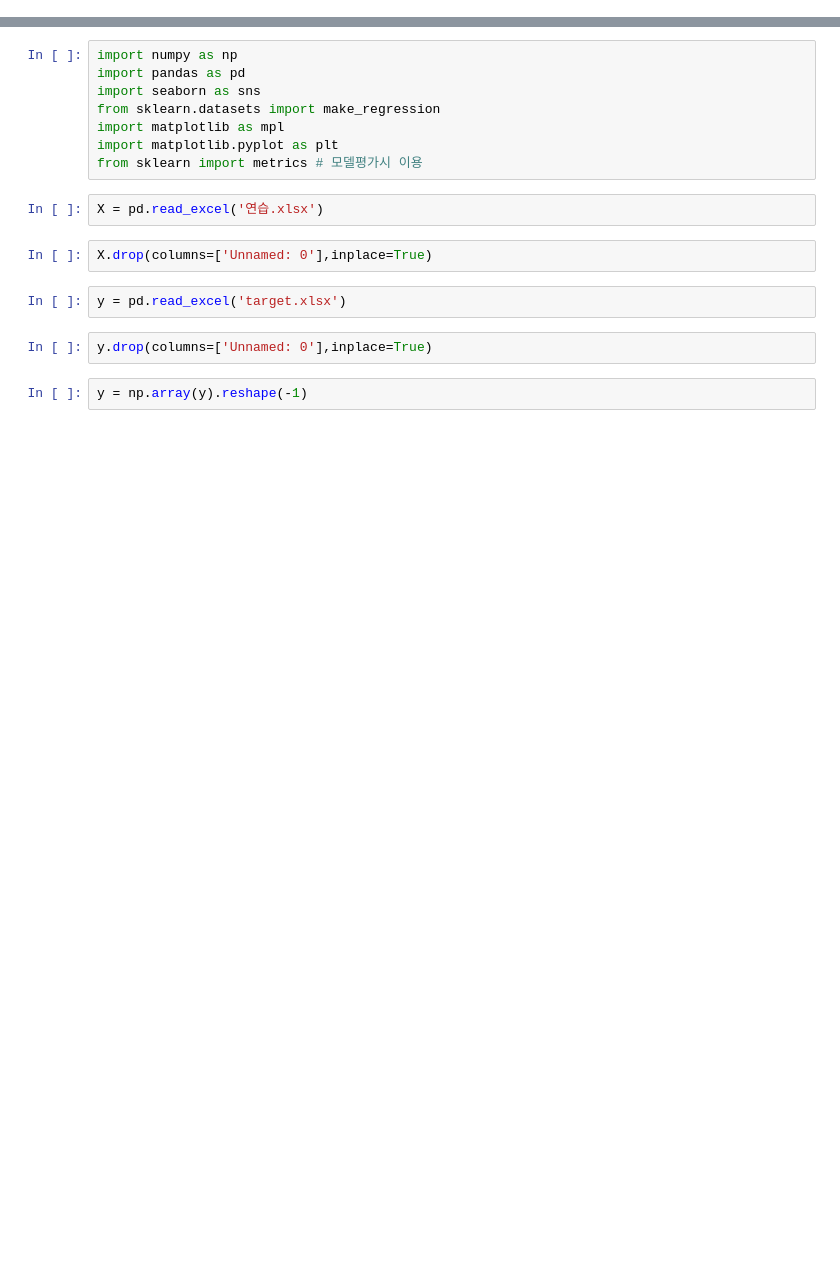
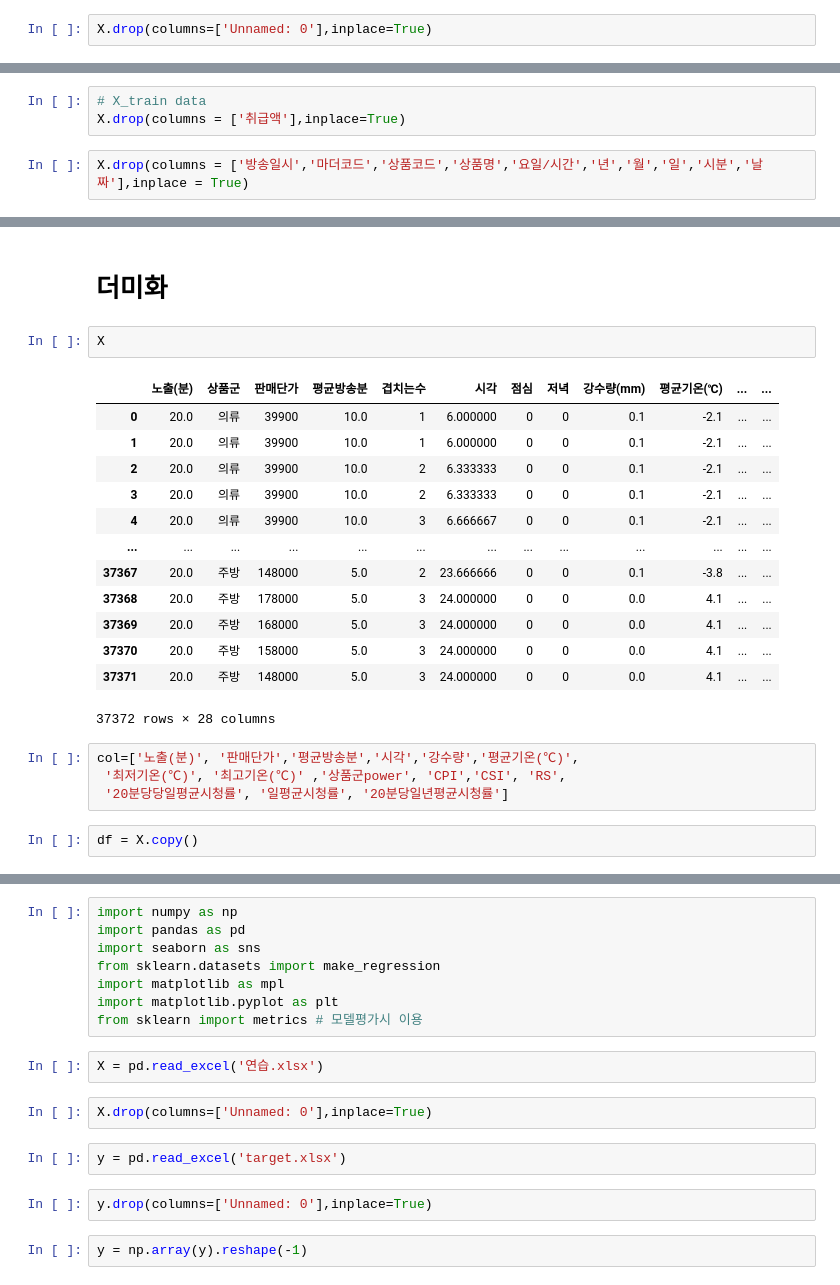
Before and after one commit to hana-dool/2007_Bigcon, a Jupyter notebook: Analysis/우리가 할 모델링들.ipynb, the cells around one changed output, grey strips where cells are left out. Saved outputs shown, nothing was run; the diff lists cells and outputs as text; blank space fills up the shorter version.

```diff
--- a/Analysis/우리가 할 모델링들.ipynb
+++ b/Analysis/우리가 할 모델링들.ipynb
@@ -0,0 +32,2 @@
+# %%
+X.drop(columns=['Unnamed: 0'],inplace=True)
@@ -0,0 +37,5 @@
+# %%
+# X_train data
+X.drop(columns = ['취급액'],inplace=True)
+# %%
+X.drop(columns = ['방송일시','마더코드','상품코드','상품명','요일/시간','년','월','일','시분','날짜'],inplace = True)
@@ -0,0 +50,24 @@
+# %% [markdown]
+# 더미화
+# %%
+X
+# %% [output]
+|  | 노출(분) | 상품군 | 판매단가 | 평균방송분 | 겹치는수 | 시각 | 점심 | 저녁 | 강수량(mm) | 평균기온(℃) | ... | ... |
+| 0 | 20.0 | 의류 | 39900 | 10.0 | 1 | 6.000000 | 0 | 0 | 0.1 | -2.1 | ... | ... |
+| 1 | 20.0 | 의류 | 39900 | 10.0 | 1 | 6.000000 | 0 | 0 | 0.1 | -2.1 | ... | ... |
+| 2 | 20.0 | 의류 | 39900 | 10.0 | 2 | 6.333333 | 0 | 0 | 0.1 | -2.1 | ... | ... |
+| 3 | 20.0 | 의류 | 39900 | 10.0 | 2 | 6.333333 | 0 | 0 | 0.1 | -2.1 | ... | ... |
+| 4 | 20.0 | 의류 | 39900 | 10.0 | 3 | 6.666667 | 0 | 0 | 0.1 | -2.1 | ... | ... |
+| ... | ... | ... | ... | ... | ... | ... | ... | ... | ... | ... | ... | ... |
+| 37367 | 20.0 | 주방 | 148000 | 5.0 | 2 | 23.666666 | 0 | 0 | 0.1 | -3.8 | ... | ... |
+| 37368 | 20.0 | 주방 | 178000 | 5.0 | 3 | 24.000000 | 0 | 0 | 0.0 | 4.1 | ... | ... |
+| 37369 | 20.0 | 주방 | 168000 | 5.0 | 3 | 24.000000 | 0 | 0 | 0.0 | 4.1 | ... | ... |
+| 37370 | 20.0 | 주방 | 158000 | 5.0 | 3 | 24.000000 | 0 | 0 | 0.0 | 4.1 | ... | ... |
+| 37371 | 20.0 | 주방 | 148000 | 5.0 | 3 | 24.000000 | 0 | 0 | 0.0 | 4.1 | ... | ... |
+37372 rows × 28 columns
+# %%
+col=['노출(분)', '판매단가','평균방송분','시각','강수량','평균기온(℃)',
+ '최저기온(℃)', '최고기온(℃)' ,'상품군power', 'CPI','CSI', 'RS',
+ '20분당당일평균시청률', '일평균시청률', '20분당일년평균시청률']
+# %%
+df = X.copy()
```
Also changed, not shown: parts of 16 cells of this notebook, 5 other files.
